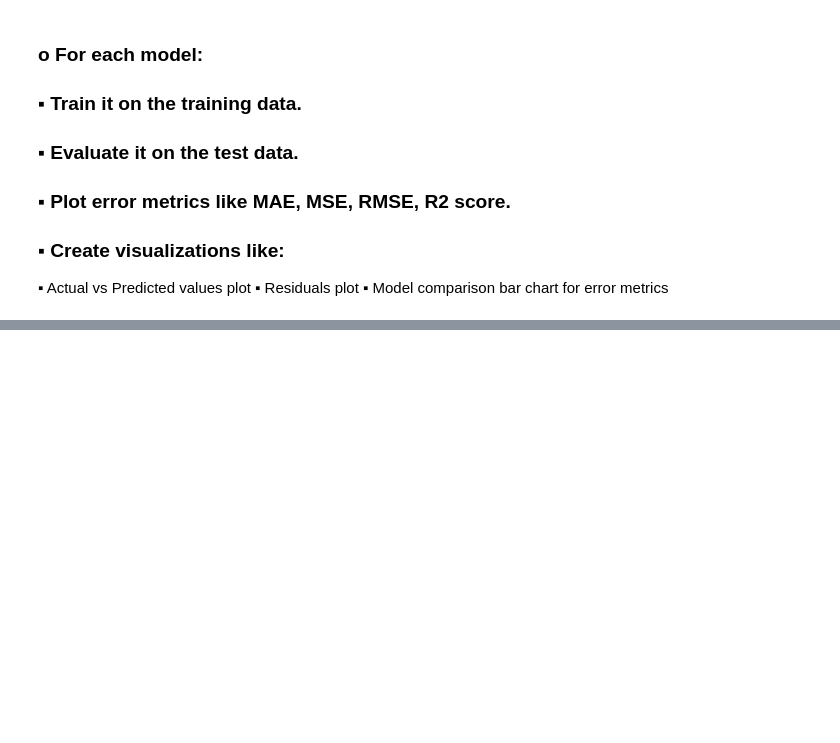
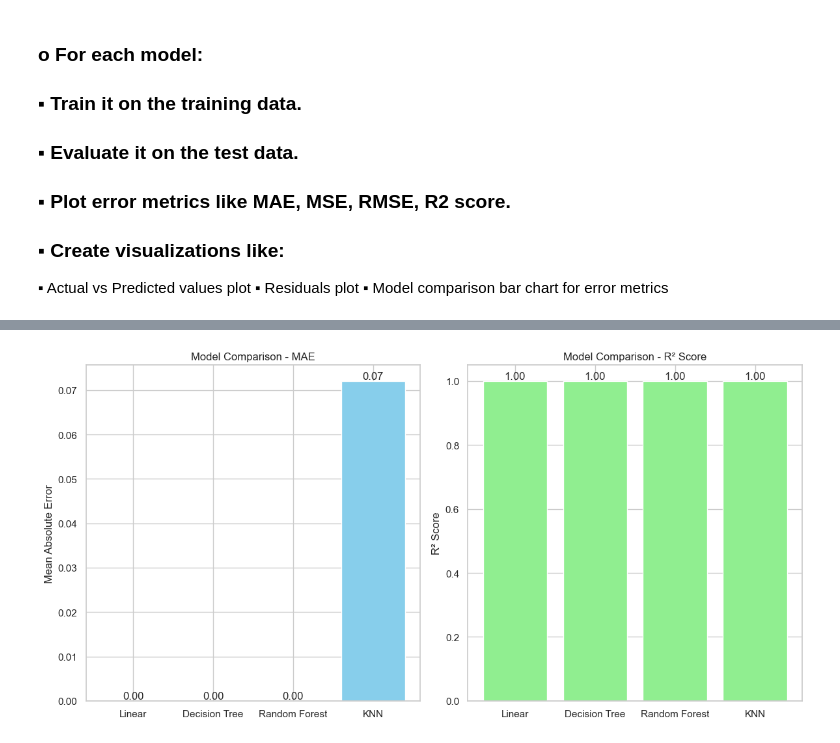
Before and after one commit to ankitmishra333/IIIT-NR, a Jupyter notebook: Assignment/assignment3/assignment3.ipynb, the cells around one changed output, grey strips where cells are left out. Drawn from its saved outputs; the diff is of its cells as text; code cells hidden in the pictures; blank space fills up the shorter version.

```diff
--- a/Assignment/assignment3/assignment3.ipynb
+++ b/Assignment/assignment3/assignment3.ipynb
@@ -162,0 +132,11 @@ MAE: 0.0, MSE: 0.0, RMSE: 0.0, R2: 1.0
+# %%
+from sklearn.ensemble import RandomForestRegressor
+RF_model = RandomForestRegressor(random_state=42)
+RF_model.fit(X_train, y_train)
+RF_pred = RF_model.predict(X_test)
+RF_mae = mean_absolute_error(y_test, RF_pred)
+RF_mse = mean_squared_error(y_test, RF_pred)
+RF_rmse = np.sqrt(RF_mse)
+RF_r2 = r2_score(y_test, RF_pred)
+print(" Random Forest Results")
+print(f"MAE: {RF_mae}, MSE: {RF_mse}, RMSE: {RF_rmse}, R2: {RF_r2}")
@@ -294,0 +175,3 @@ plt.show()
+# %%
+model = LinearRegression()
+model.fit(X_train, y_train)
@@ -294,0 +255,25 @@ plt.show()
+# %%
+import matplotlib.pyplot as plt
+
+models = ['Linear', 'Decision Tree', 'Random Forest', 'KNN']
+mae_scores = [mae, d_mae, RF_mae, knn_mae]
+mse_scores = [mse, d_mse, RF_mse, knn_mse]
+rmse_scores = [rmse, d_rmse, RF_rmse, knn_rmse]
+r2_scores = [r2, d_r2, RF_r2, knn_r2]
+
+x = range(len(models))
+
+plt.figure(figsize=(12, 6))
+
+plt.subplot(1, 2, 1)
+plt.bar(models, mae_scores, color='skyblue')
+plt.title("Model Comparison - MAE")
+
+plt.subplot(1, 2, 2)
+plt.bar(models, r2_scores, color='lightgreen')
+plt.title("Model Comparison - R² Score")
+
+plt.tight_layout()
+plt.show()
+# %% [output]
+[figure, added]
```
Also changed, not shown: parts of 13 cells of this notebook, 4 other files.
